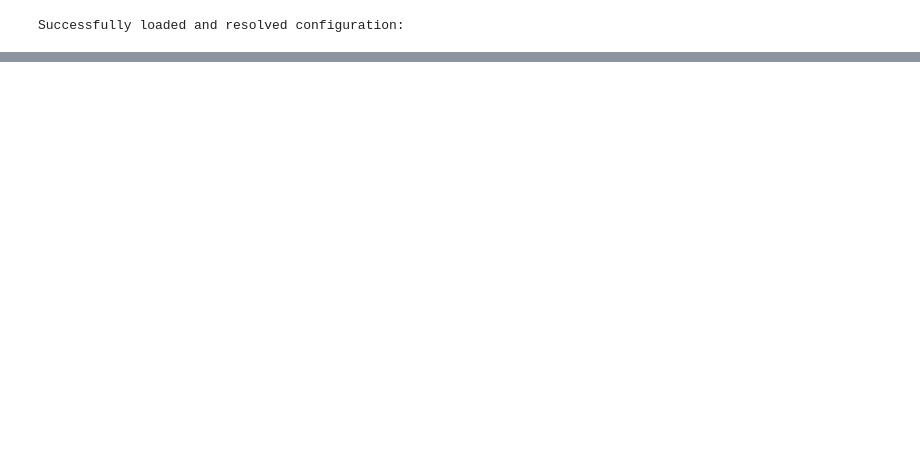
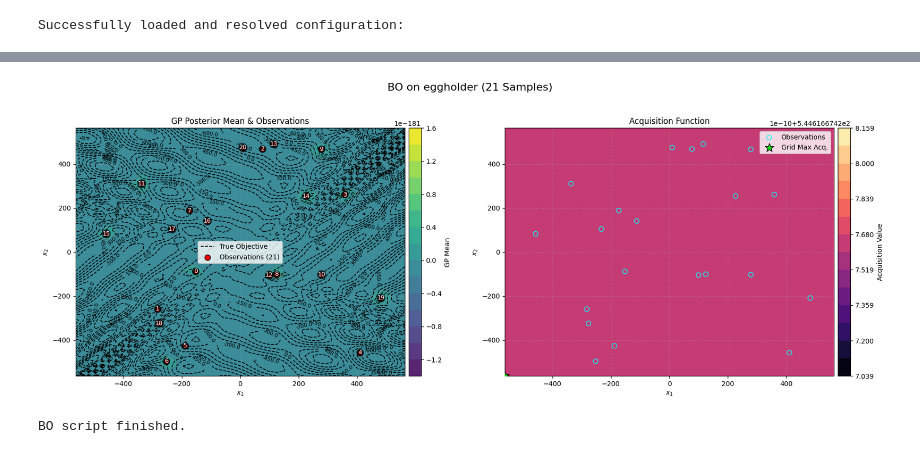
Before and after one commit to Jimvos32/Recurrent-PPO-Jax, a Jupyter notebook: src/tasks/envs/env_notebooks/jax_plots.ipynb, the cells around one changed output, grey strips where cells are left out. Saved outputs shown, nothing was run; the diff lists cells and outputs as text; code cells hidden in the pictures; blank space fills up the shorter version.

```diff
--- a/src/tasks/envs/env_notebooks/jax_plots.ipynb
+++ b/src/tasks/envs/env_notebooks/jax_plots.ipynb
@@ -879,0 +1066,51 @@ Sampled Batch:
+# %%
+# (Your existing BO setup code, function definitions like true_objective_for_plot, etc.)
+
+# Ensure your plot_acquisition_ucb_for_bo is defined, for example:
+# def plot_acquisition_ucb_for_bo(x_eval, state, static_params_bo):
+#     """Wrapper to call your specific UCB calculation for plotting."""
+#     if state.dataset is None or state.dataset.n == 0 or state.posterior is None:
+#         return jnp.zeros(x_eval.shape[0] if hasattr(x_eval, 'shape') else 1)
+#     try:
+#         # This should call YOUR actual UCB function, e.g.,
+#         # from your_bo_library import calculate_ucb
+#         # return calculate_ucb(jnp.atleast_2d(x_eval), state.posterior, state.dataset.X, state.dataset.y, static_params_bo.kappa)
+#         # If calculate_ucb is not available or defined, you'll need to adapt this.
+#         # For demonstration, if you don't have it, here's a simple placeholder that will show *something*:
+#         print("WARNING: Using placeholder acquisition for plotting. Replace with your actual 'calculate_ucb'.")
+#         latent_dist_acq = state.posterior.predict(x_eval, train_data=state.dataset)
+#         pred_dist_acq = state.posterior.likelihood(latent_dist_acq)
+#         mean_acq = pred_dist_acq.mean
+#         std_acq = jnp.sqrt(pred_dist_acq.variance)
+#         kappa_placeholder = getattr(static_params_bo, 'kappa', 1.96) # Use kappa if available
+#         return (mean_acq + kappa_placeholder * std_acq).ravel()
+#     except Exception as e_plot_acq:
+#         print(f"Error in plot_acquisition_ucb_for_bo: {e_plot_acq}")
+#         return jnp.full(x_eval.shape[0] if hasattr(x_eval, 'shape') else 1, jnp.nan)
+
+
+# --- Plotting ---
+plot_title_main = f'BO on {function_name_to_run} ({bo_optimizer.X.shape[0] if bo_optimizer.X is not None else 0} Samples)'
+
+if env_params_for_bo.action_dim == 1:
+    # Your existing call to plot_bo_1d
+    plot_bo_1d(bo_optimizer,
+               objective_function_true=true_objective_for_plot,
+               acquisition_function=plot_acquisition_ucb_for_bo, # Your defined wrapper
+               title=plot_title_main)
+elif env_params_for_bo.action_dim == 2:
+    # Call the new 2D plotting function
+    plot_bo_2d(bo_optimizer,
+               objective_function_true=true_objective_for_plot,
+               acquisition_function=plot_acquisition_ucb_for_bo, # Your defined wrapper
+               title=plot_title_main,
+               n_grid_points=50,  # Adjust as needed
+               contour_levels=15) # Adjust as needed
+else:
+    print(f"Plotting is currently set up for 1D or 2D BO. "
+          f"Current action_dim is {env_params_for_bo.action_dim}.")
+
+print("\nBO script finished.")
+# %% [output]
+[figure, added]
+BO script finished.
```
Also changed, not shown: parts of 8 cells of this notebook, 42 other files.
